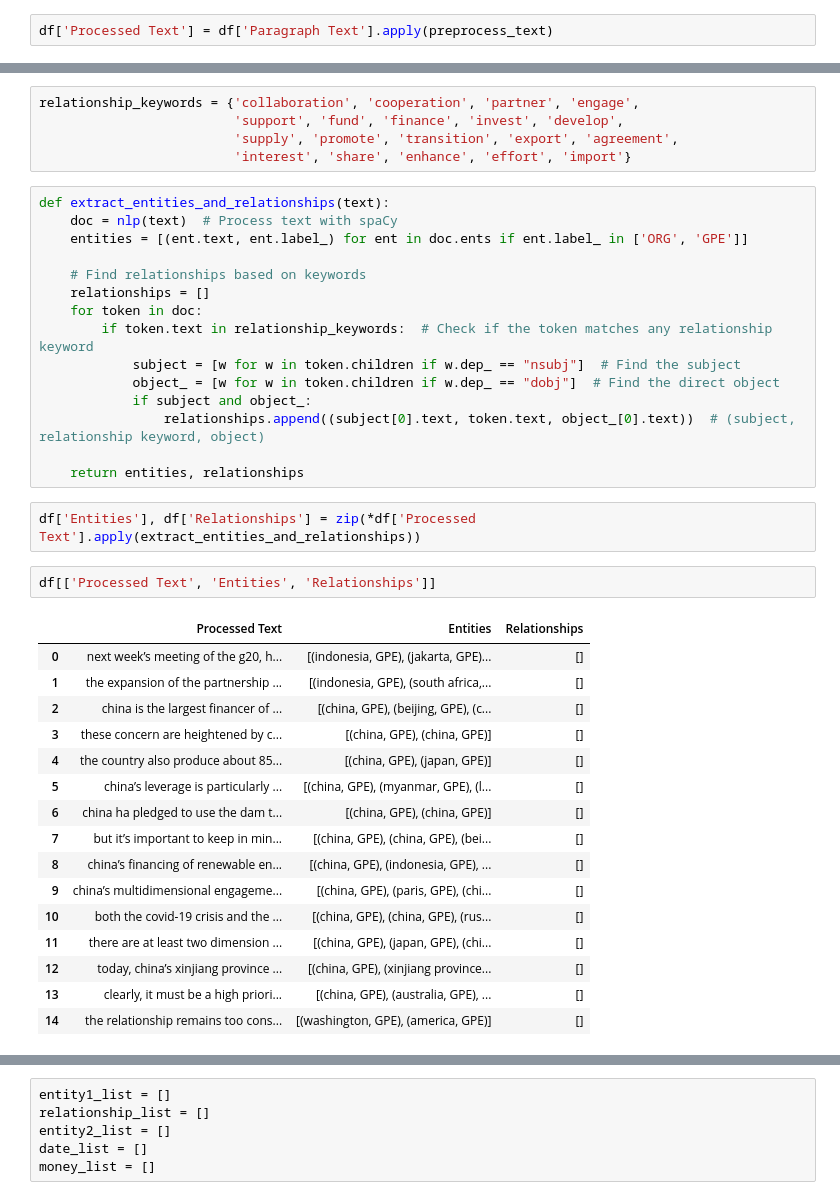
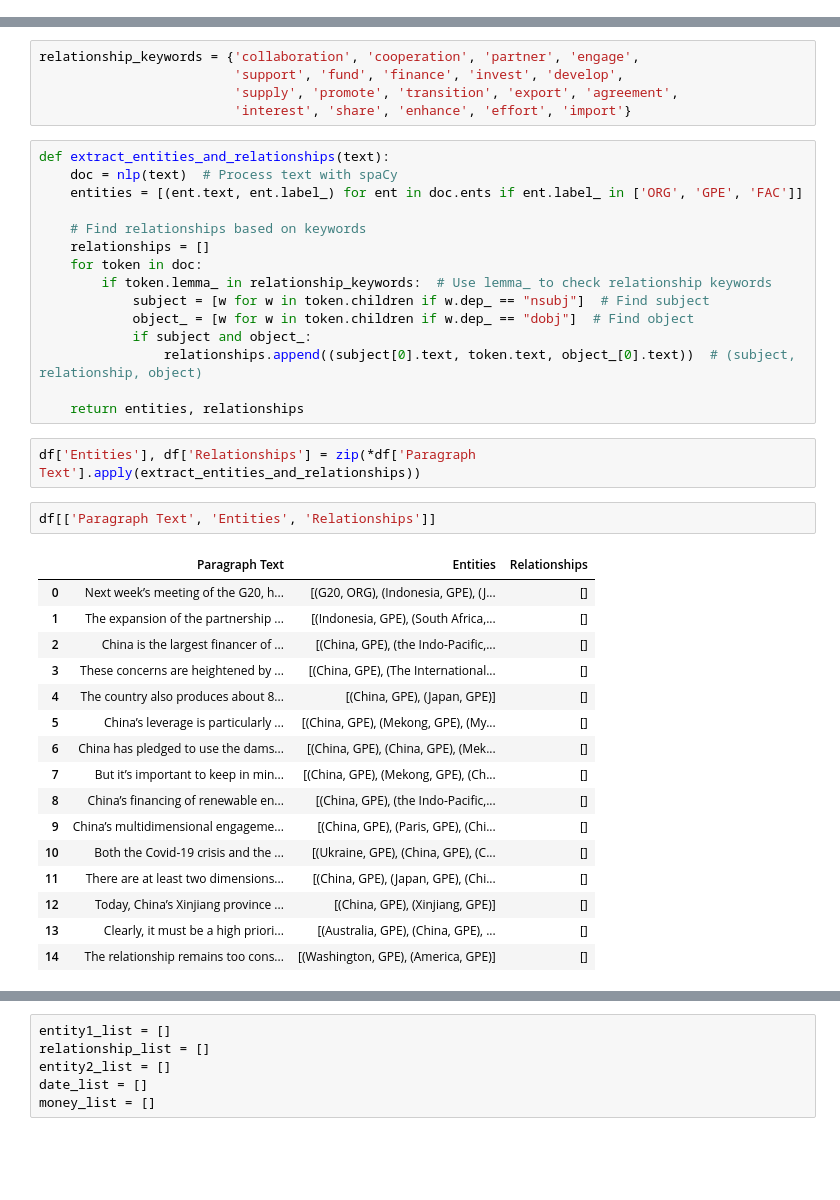
Before and after one commit to Tuandat10/Design-Innovation-Project, a Jupyter notebook: craw_data/Napat/article_05.ipynb, the cells around one changed output, grey strips where cells are left out. Drawn from its saved outputs; the diff is of its cells as text; blank space fills up the shorter version.

```diff
--- a/craw_data/Napat/article_05.ipynb
+++ b/craw_data/Napat/article_05.ipynb
@@ -104,5 +67,3 @@ def preprocess_text(text):
-# %%
-df['Processed Text'] = df['Paragraph Text'].apply(preprocess_text)
 # %%
 pip install spacy
 # %% [output]
@@ -151,39 +112,39 @@ relationship_keywords = {'collaboration', 'cooperation', 'partner', 'engage',
 # %%
 def extract_entities_and_relationships(text):
     doc = nlp(text)  # Process text with spaCy
-    entities = [(ent.text, ent.label_) for ent in doc.ents if ent.label_ in ['ORG', 'GPE']]
+    entities = [(ent.text, ent.label_) for ent in doc.ents if ent.label_ in ['ORG', 'GPE', 'FAC']]
 
     # Find relationships based on keywords
     relationships = []
     for token in doc:
-        if token.text in relationship_keywords:  # Check if the token matches any relationship keyword
-            subject = [w for w in token.children if w.dep_ == "nsubj"]  # Find the subject
-            object_ = [w for w in token.children if w.dep_ == "dobj"]  # Find the direct object
+        if token.lemma_ in relationship_keywords:  # Use lemma_ to check relationship keywords
+            subject = [w for w in token.children if w.dep_ == "nsubj"]  # Find subject
+            object_ = [w for w in token.children if w.dep_ == "dobj"]  # Find object
             if subject and object_:
-                relationships.append((subject[0].text, token.text, object_[0].text))  # (subject, relationship keyword, object)
+                relationships.append((subject[0].text, token.text, object_[0].text))  # (subject, relationship, object)
 
     return entities, relationships
 # %%
-df['Entities'], df['Relationships'] = zip(*df['Processed Text'].apply(extract_entities_and_relationships))
+df['Entities'], df['Relationships'] = zip(*df['Paragraph Text'].apply(extract_entities_and_relationships))
 # %%
-df[['Processed Text', 'Entities', 'Relationships']]
+df[['Paragraph Text', 'Entities', 'Relationships']]
 # %% [output]
-|  | Processed Text | Entities | Relationships |
-| 0 | next week’s meeting of the g20, h... | [(indonesia, GPE), (jakarta, GPE)... | [] |
-| 1 | the expansion of the partnership ... | [(indonesia, GPE), (south africa,... | [] |
-| 2 | china is the largest financer of ... | [(china, GPE), (beijing, GPE), (c... | [] |
-| 3 | these concern are heightened by c... | [(china, GPE), (china, GPE)] | [] |
-| 4 | the country also produce about 85... | [(china, GPE), (japan, GPE)] | [] |
-| 5 | china’s leverage is particularly ... | [(china, GPE), (myanmar, GPE), (l... | [] |
-| 6 | china ha pledged to use the dam t... | [(china, GPE), (china, GPE)] | [] |
-| 7 | but it’s important to keep in min... | [(china, GPE), (china, GPE), (bei... | [] |
-| 8 | china’s financing of renewable en... | [(china, GPE), (indonesia, GPE), ... | [] |
-| 9 | china’s multidimensional engageme... | [(china, GPE), (paris, GPE), (chi... | [] |
-| 10 | both the covid-19 crisis and the ... | [(china, GPE), (china, GPE), (rus... | [] |
-| 11 | there are at least two dimension ... | [(china, GPE), (japan, GPE), (chi... | [] |
-| 12 | today, china’s xinjiang province ... | [(china, GPE), (xinjiang province... | [] |
-| 13 | clearly, it must be a high priori... | [(china, GPE), (australia, GPE), ... | [] |
-| 14 | the relationship remains too cons... | [(washington, GPE), (america, GPE)] | [] |
+|  | Paragraph Text | Entities | Relationships |
+| 0 | Next week’s meeting of the G20, h... | [(G20, ORG), (Indonesia, GPE), (J... | [] |
+| 1 | The expansion of the partnership ... | [(Indonesia, GPE), (South Africa,... | [] |
+| 2 | China is the largest financer of ... | [(China, GPE), (the Indo-Pacific,... | [] |
+| 3 | These concerns are heightened by ... | [(China, GPE), (The International... | [] |
+| 4 | The country also produces about 8... | [(China, GPE), (Japan, GPE)] | [] |
+| 5 | China’s leverage is particularly ... | [(China, GPE), (Mekong, GPE), (My... | [] |
+| 6 | China has pledged to use the dams... | [(China, GPE), (China, GPE), (Mek... | [] |
+| 7 | But it’s important to keep in min... | [(China, GPE), (Mekong, GPE), (Ch... | [] |
+| 8 | China’s financing of renewable en... | [(China, GPE), (the Indo-Pacific,... | [] |
+| 9 | China’s multidimensional engageme... | [(China, GPE), (Paris, GPE), (Chi... | [] |
+| 10 | Both the Covid-19 crisis and the ... | [(Ukraine, GPE), (China, GPE), (C... | [] |
+| 11 | There are at least two dimensions... | [(China, GPE), (Japan, GPE), (Chi... | [] |
+| 12 | Today, China’s Xinjiang province ... | [(China, GPE), (Xinjiang, GPE)] | [] |
+| 13 | Clearly, it must be a high priori... | [(Australia, GPE), (China, GPE), ... | [] |
+| 14 | The relationship remains too cons... | [(Washington, GPE), (America, GPE)] | [] |
 # %%
 for index, row in df.iterrows():
     print(f"\nParagraph {index + 1}:")
```
Also changed, not shown: parts of 12 cells of this notebook, 1 other file.
